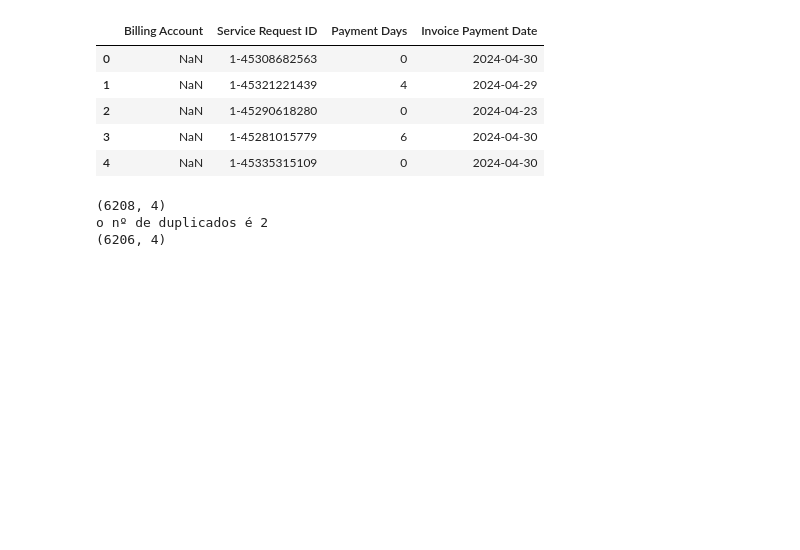
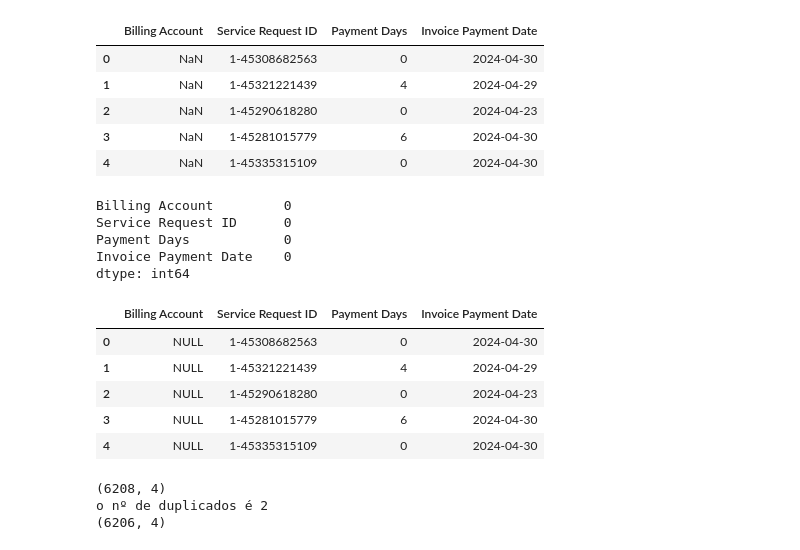
Before and after one commit to josepmatias/nos_reten-ao, a Jupyter notebook: actividades extra.ipynb, the cells around one changed output. Cells and saved outputs as stored; diff of their text form; code cells hidden in the pictures; blank space fills up the shorter version.

```diff
--- a/actividades extra.ipynb
+++ b/actividades extra.ipynb
@@ -377,6 +377,27 @@ template_pagamentodb.head()
 | 2 | NaN | 1-45290618280 | 0 | 2024-04-23 |
 | 3 | NaN | 1-45281015779 | 6 | 2024-04-30 |
 | 4 | NaN | 1-45335315109 | 0 | 2024-04-30 |
+# %%
+#substituir NaN por "NULL" na 1ª coluna
+
+template_pagamentodb.iloc[:, 0]=template_pagamentodb.iloc[:, 0].fillna("NULL")
+
+#ver quantos NaN existem nas colunas
+print(template_pagamentodb.isna().sum())
+
+template_pagamentodb.head()
+# %% [output]
+Billing Account         0
+Service Request ID      0
+Payment Days            0
+Invoice Payment Date    0
+dtype: int64
+|  | Billing Account | Service Request ID | Payment Days | Invoice Payment Date |
+| 0 | NULL | 1-45308682563 | 0 | 2024-04-30 |
+| 1 | NULL | 1-45321221439 | 4 | 2024-04-29 |
+| 2 | NULL | 1-45290618280 | 0 | 2024-04-23 |
+| 3 | NULL | 1-45281015779 | 6 | 2024-04-30 |
+| 4 | NULL | 1-45335315109 | 0 | 2024-04-30 |
 # %%
 #eliminar linhas duplicadas no template_pagamentodb
 print(template_pagamentodb.shape)
```
Also changed, not shown: parts of 8 cells of this notebook.
